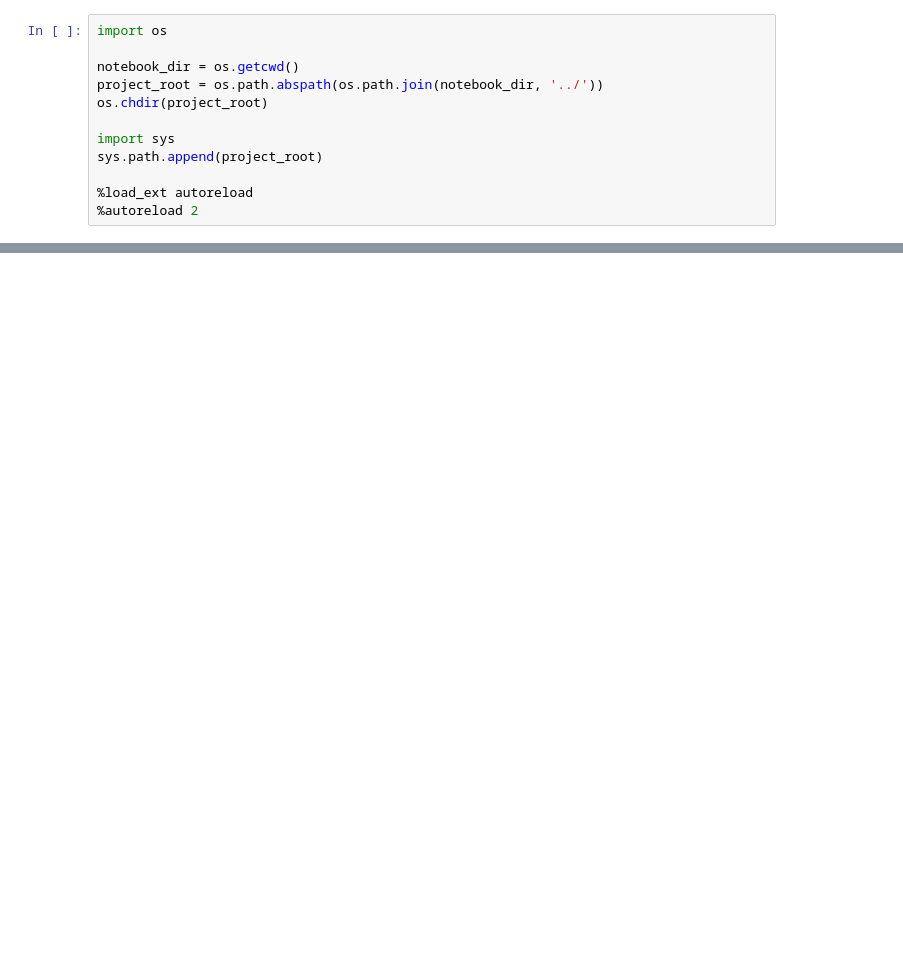
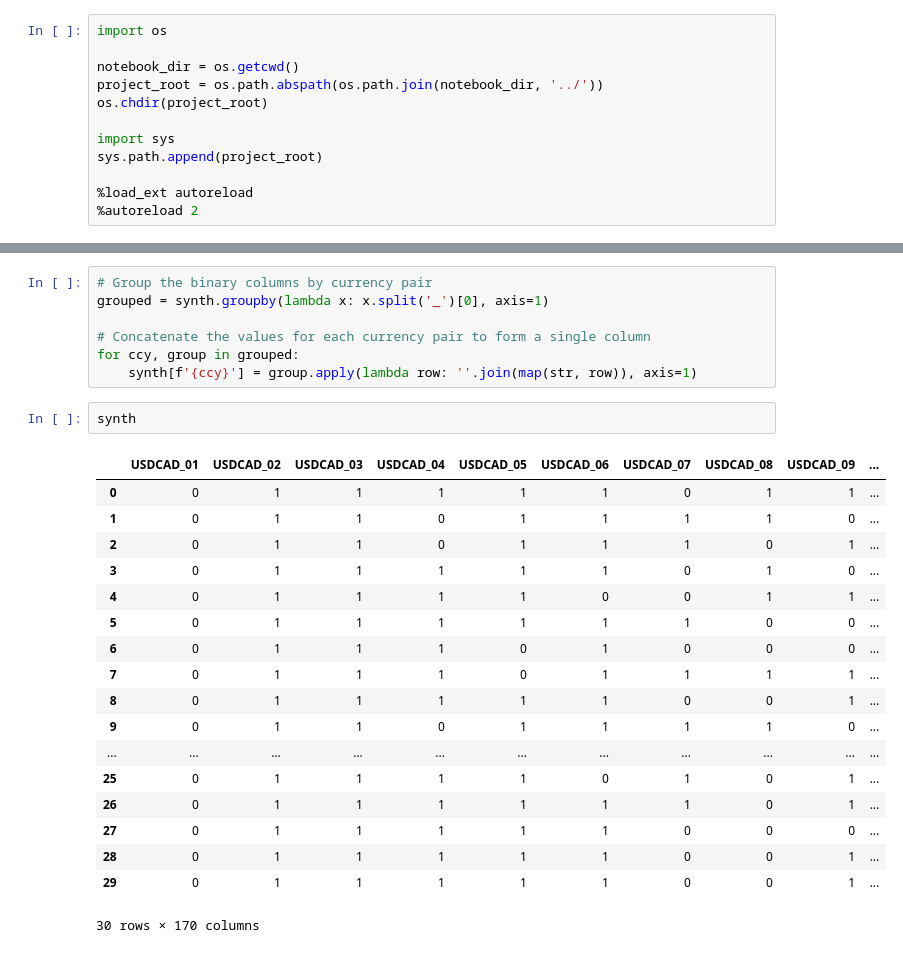
Before and after one commit to vtisserand/rbm, a Jupyter notebook: nbs/rbm.ipynb, the cells around one changed output, grey strips where cells are left out. Saved outputs shown, nothing was run; the diff lists cells and outputs as text; blank space fills up the shorter version.

```diff
--- a/nbs/rbm.ipynb
+++ b/nbs/rbm.ipynb
@@ -29,0 +246,28 @@ df.plot()
+# %%
+# Group the binary columns by currency pair
+grouped = synth.groupby(lambda x: x.split('_')[0], axis=1)
+
+# Concatenate the values for each currency pair to form a single column
+for ccy, group in grouped:
+    synth[f'{ccy}'] = group.apply(lambda row: ''.join(map(str, row)), axis=1)
+# %%
+synth
+# %% [output]
+|  | USDCAD_01 | USDCAD_02 | USDCAD_03 | USDCAD_04 | USDCAD_05 | USDCAD_06 | USDCAD_07 | USDCAD_08 | USDCAD_09 | ... |
+| 0 | 0 | 1 | 1 | 1 | 1 | 1 | 0 | 1 | 1 | ... |
+| 1 | 0 | 1 | 1 | 0 | 1 | 1 | 1 | 1 | 0 | ... |
+| 2 | 0 | 1 | 1 | 0 | 1 | 1 | 1 | 0 | 1 | ... |
+| 3 | 0 | 1 | 1 | 1 | 1 | 1 | 0 | 1 | 0 | ... |
+| 4 | 0 | 1 | 1 | 1 | 1 | 0 | 0 | 1 | 1 | ... |
+| 5 | 0 | 1 | 1 | 1 | 1 | 1 | 1 | 0 | 0 | ... |
+| 6 | 0 | 1 | 1 | 1 | 0 | 1 | 0 | 0 | 0 | ... |
+| 7 | 0 | 1 | 1 | 1 | 0 | 1 | 1 | 1 | 1 | ... |
+| 8 | 0 | 1 | 1 | 1 | 1 | 1 | 0 | 0 | 1 | ... |
+| 9 | 0 | 1 | 1 | 0 | 1 | 1 | 1 | 1 | 0 | ... |
+| ... | ... | ... | ... | ... | ... | ... | ... | ... | ... | ... |
+| 25 | 0 | 1 | 1 | 1 | 1 | 0 | 1 | 0 | 1 | ... |
+| 26 | 0 | 1 | 1 | 1 | 1 | 1 | 1 | 0 | 1 | ... |
+| 27 | 0 | 1 | 1 | 1 | 1 | 1 | 0 | 0 | 0 | ... |
+| 28 | 0 | 1 | 1 | 1 | 1 | 1 | 0 | 0 | 1 | ... |
+| 29 | 0 | 1 | 1 | 1 | 1 | 1 | 0 | 0 | 1 | ... |
+30 rows × 170 columns
```
Also changed, not shown: parts of 22 cells of this notebook, 2 other files.
